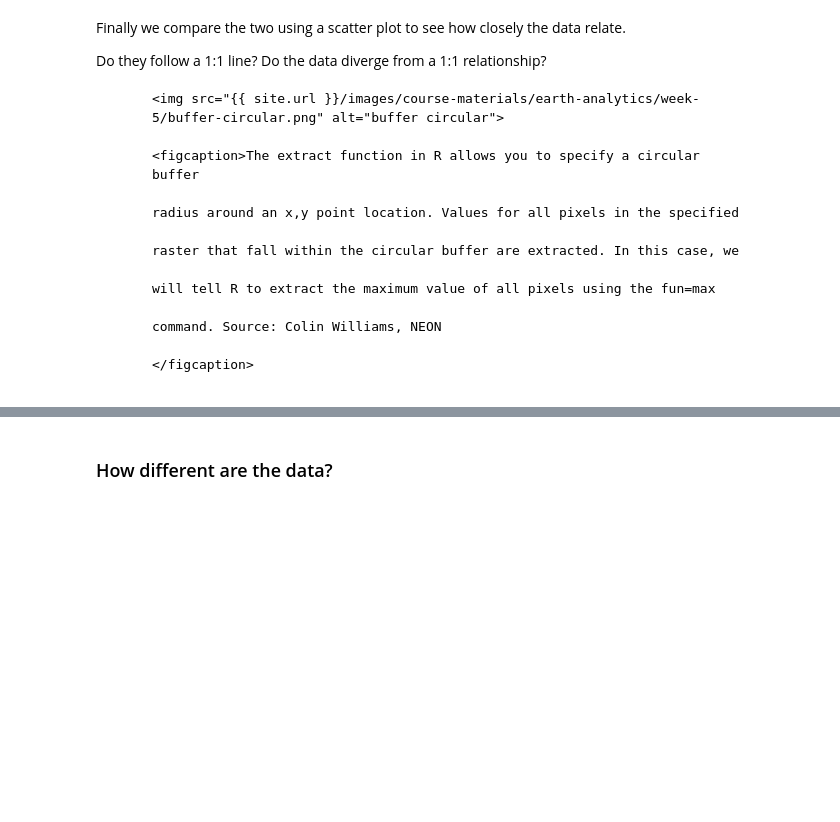
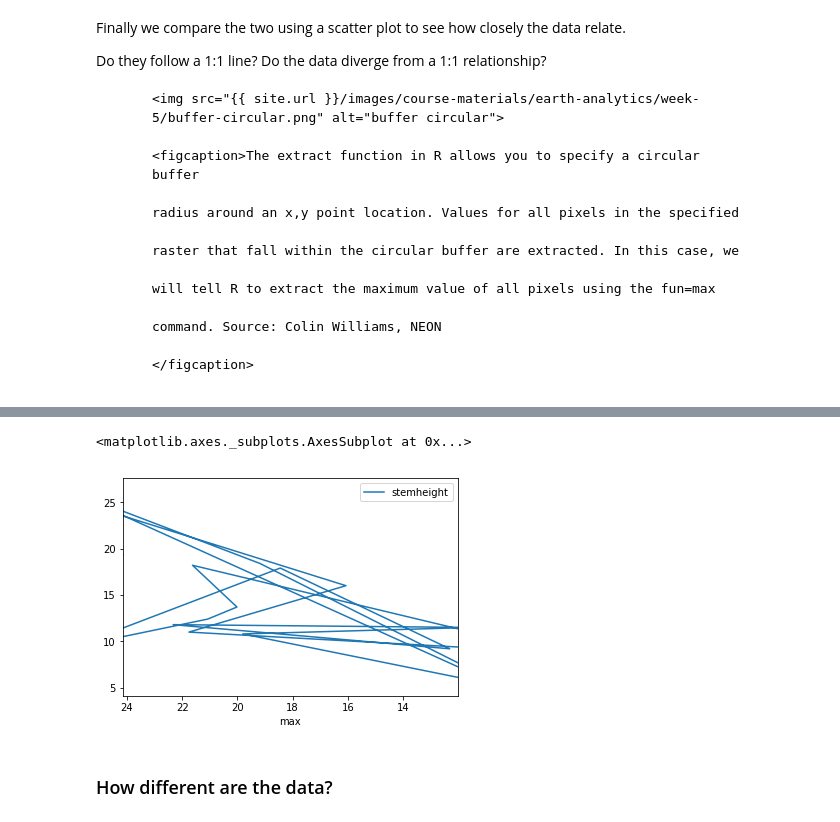
Before and after one commit to choldgraf/earth-analytics-python_OLD, a Jupyter notebook: notebooks/final-notebooks/week-5/in-class/2016-12-06-spatial05-understand-uncertainty.ipynb, the cells around one changed output, grey strips where cells are left out. Cells and saved outputs as stored; diff of their text form; code cells hidden in the pictures; blank space fills up the shorter version.

````diff
--- a/notebooks/final-notebooks/week-5/in-class/2016-12-06-spatial05-understand-uncertainty.ipynb
+++ b/notebooks/final-notebooks/week-5/in-class/2016-12-06-spatial05-understand-uncertainty.ipynb
@@ -727,3 +712,9 @@ SJER_height.plot('max', '')
+# %%
+# this plot should be a scatter plot with labels and such
+SJER_final_height.plot('max', 'stemheight')
+# %% [output]
+<matplotlib.axes._subplots.AxesSubplot at 0x...>
+[figure, added]
 # %%
 # ```{r plot-data, fig.cap="final plot", echo=F, warning=F, message=F}
 
````
Also changed, not shown: parts of 14 cells of this notebook.
